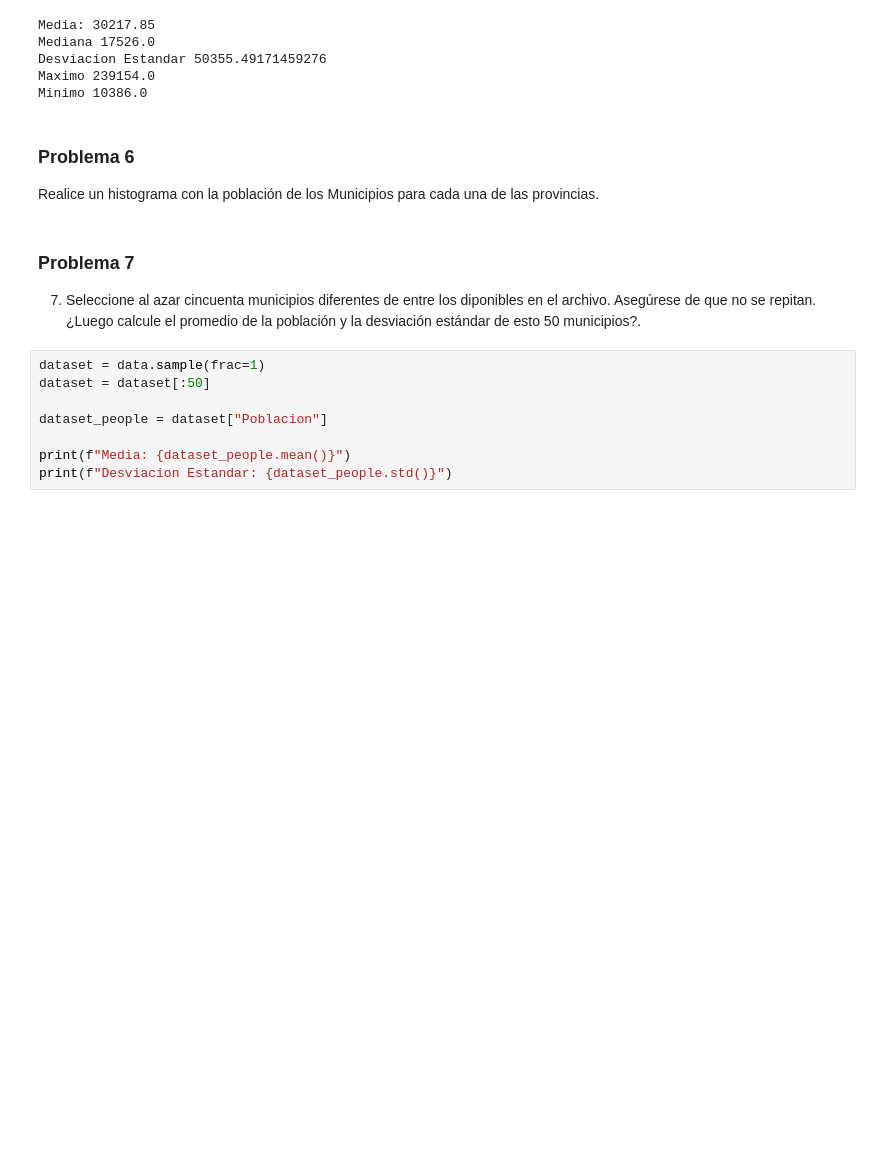
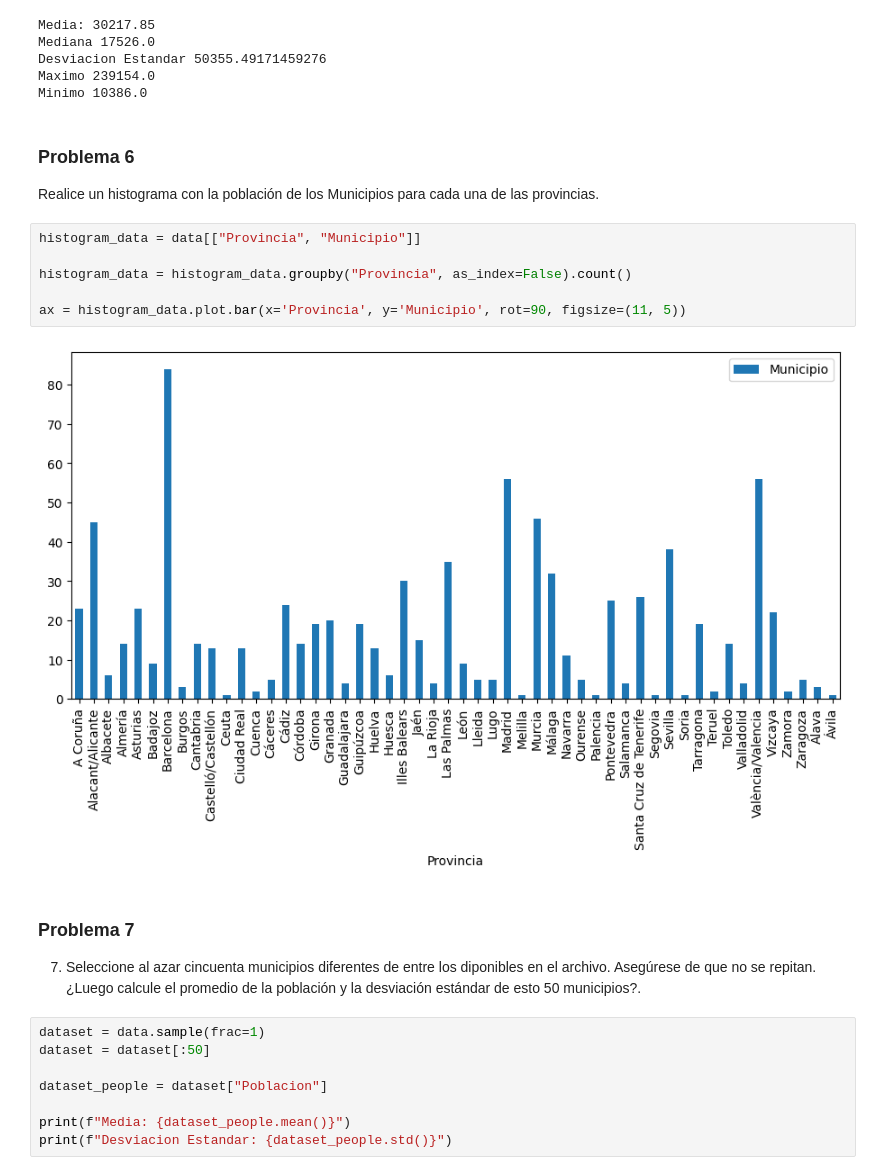
Before and after one commit to luisramilian95/data-science-ug, a Jupyter notebook: lab-3/laboratorio-3.ipynb, the cells around one changed output. Drawn from its saved outputs; the diff is of its cells as text; blank space fills up the shorter version.

```diff
--- a/lab-3/laboratorio-3.ipynb
+++ b/lab-3/laboratorio-3.ipynb
@@ -241,6 +245,14 @@ Minimo 10386.0
 # %% [markdown]
 ### Problema 6
 Realice un histograma con la población de los Municipios para cada una de las provincias.
+# %%
+histogram_data = data[["Provincia", "Municipio"]]
+
+histogram_data = histogram_data.groupby("Provincia", as_index=False).count()
+
+ax = histogram_data.plot.bar(x='Provincia', y='Municipio', rot=90, figsize=(11, 5))
+# %% [output]
+[figure, added]
 # %% [markdown]
 ### Problema 7
 
```
Also changed, not shown: parts of 4 cells of this notebook.
